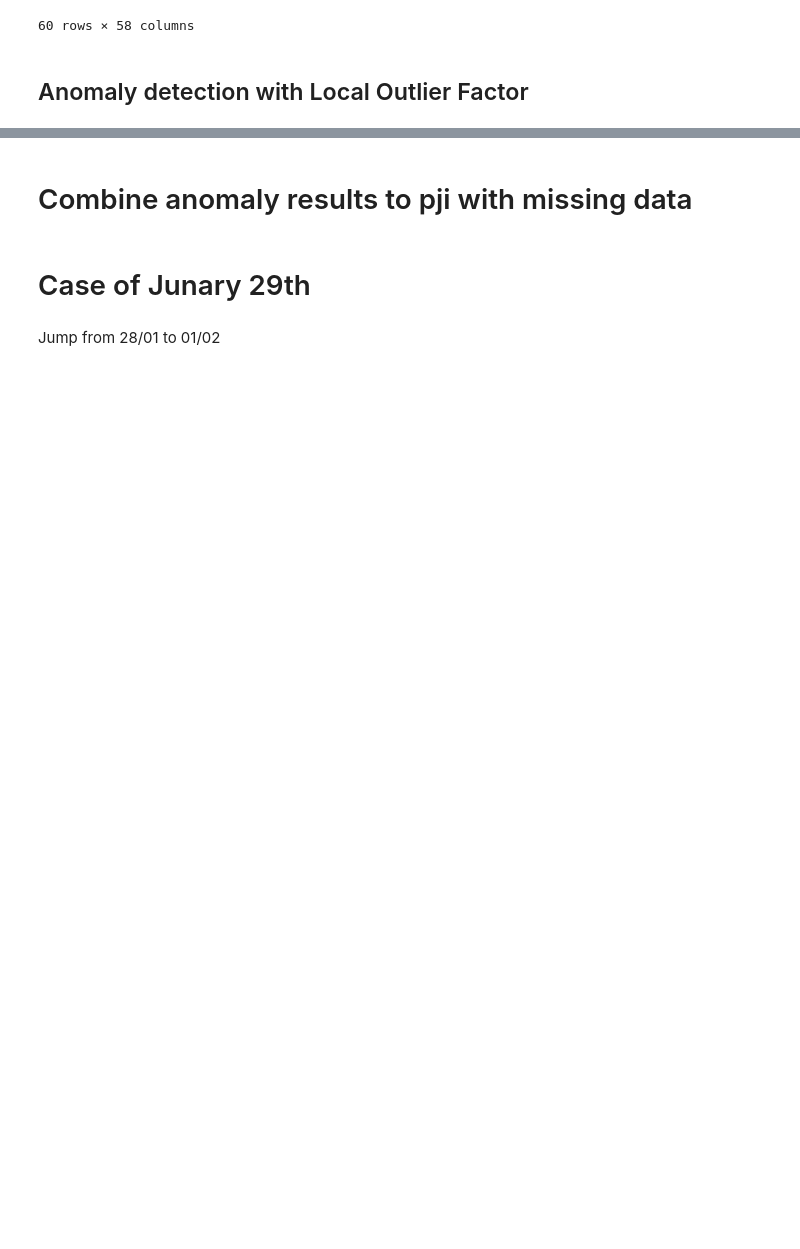
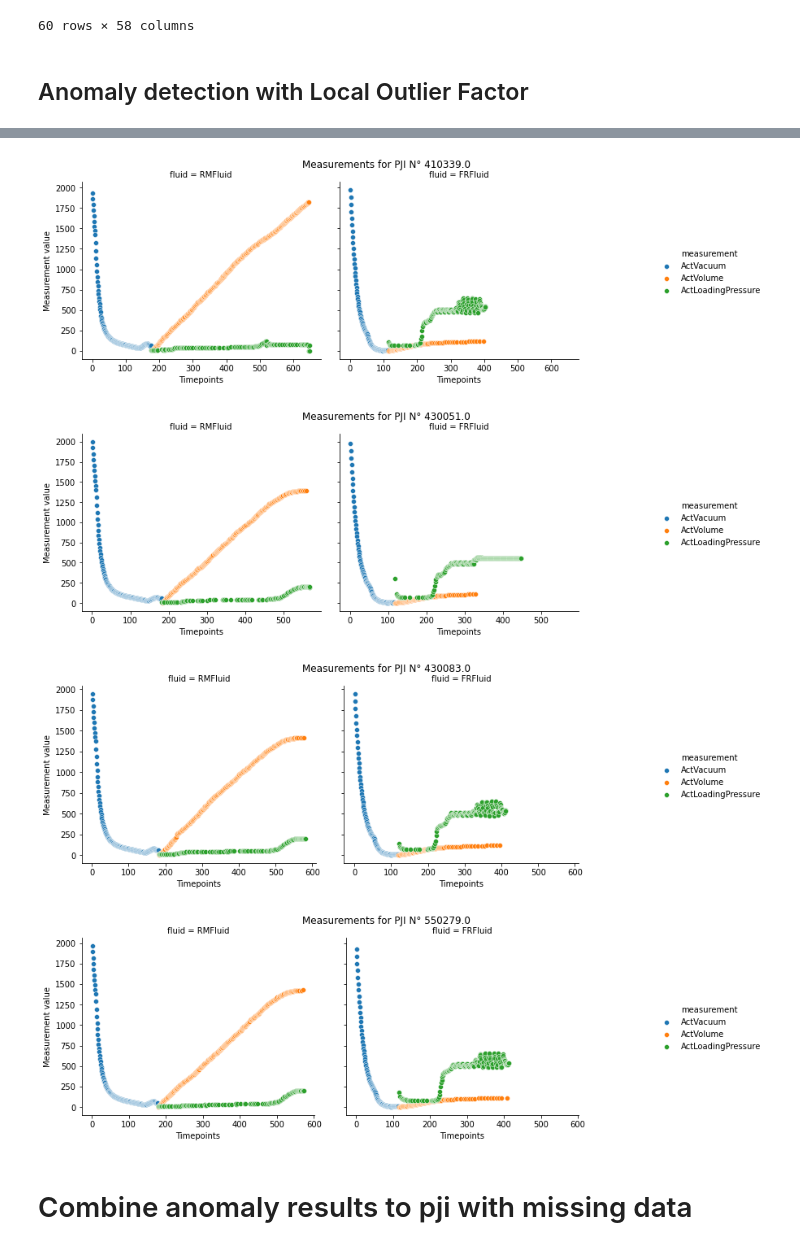
Before and after one commit to alixtc/Renault, a Jupyter notebook: notebooks/Anomaly detection.ipynb, the cells around one changed output, grey strips where cells are left out. Drawn from its saved outputs; the diff is of its cells as text; code cells hidden in the pictures; blank space fills up the shorter version.

```diff
--- a/notebooks/Anomaly detection.ipynb
+++ b/notebooks/Anomaly detection.ipynb
@@ -245,3 +236,12 @@ results_lof
+# %%
+# Plot the detected anomalies in the test set
+for pji in results_lof[results_lof.anomaly == -1].index:
+    plot_all_fluid(test, pji)
+# %% [output]
+[figure, added]
+[figure, added]
+[figure, added]
+[figure, added]
 # %% [markdown]
 # Combine anomaly results to pji with missing data
 # %%
@@ -257,7 +257,3 @@ global_results.anomaly.fillna(value=-1, inplace=True)
 global_results.anomaly = (global_results.anomaly == -1)
 # %%
 global_results.to_csv('../data/inference_results_ATC.csv', index=False)
-# %% [markdown]
-# Case of Junary 29th
-# %% [markdown]
-Jump from 28/01 to 01/02
```
Also changed, not shown: parts of 19 cells of this notebook, 4 other files.
